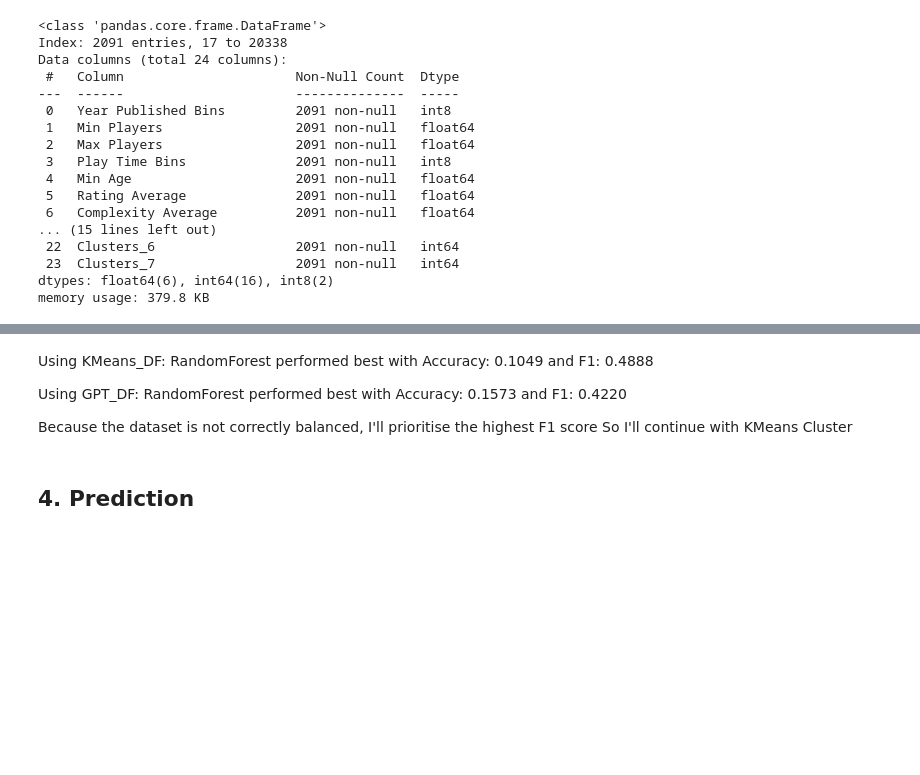
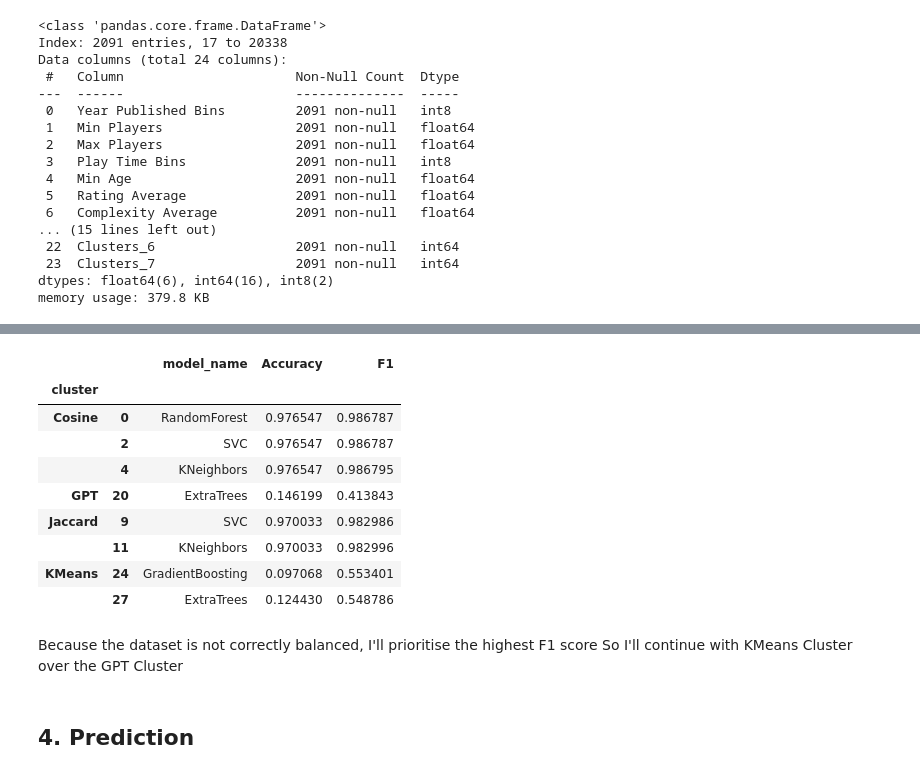
Before and after one commit to NicolasVerachtert/fastAI, a Jupyter notebook: research/notebooks/1.1 Mechanics Imputation.ipynb, the cells around one changed output, grey strips where cells are left out. Saved outputs shown, nothing was run; the diff lists cells and outputs as text; code cells hidden in the pictures; blank space fills up the shorter version.

```diff
--- a/research/notebooks/1.1 Mechanics Imputation.ipynb
+++ b/research/notebooks/1.1 Mechanics Imputation.ipynb
@@ -554,11 +555,8 @@ def train_and_evaluate_models(df, target_columns_prefix, models):
     features = df.drop(columns=target_columns)
     targets = df[target_columns]
 
-    if features.shape[1] != 16:
-        print(f"\tFeatures shape{features.shape}")
-
-    if targets.shape[1] != 8:
-        print(f"\tTargets shape{targets.shape}")
+    print(f"\tFeatures shape{features.shape}")
+    print(f"\tTargets shape{targets.shape}")
 
 
 
@@ -678,9 +648,22 @@ Cluster: Jaccard
+# %%
+(pd.DataFrame(model_results)
+ .groupby('cluster')
+ .apply(lambda g: g[(g.Accuracy == g.Accuracy.max()) | (g.F1 == g.F1.max())], include_groups=False)
+ )[['model_name', 'Accuracy', 'F1']]
+# %% [output]
+|  |  | model_name | Accuracy | F1 |
+| cluster |  |  |  |  |
+| Cosine | 0 | RandomForest | 0.976547 | 0.986787 |
+|  | 2 | SVC | 0.976547 | 0.986787 |
+|  | 4 | KNeighbors | 0.976547 | 0.986795 |
+| GPT | 20 | ExtraTrees | 0.146199 | 0.413843 |
+| Jaccard | 9 | SVC | 0.970033 | 0.982986 |
+|  | 11 | KNeighbors | 0.970033 | 0.982996 |
+| KMeans | 24 | GradientBoosting | 0.097068 | 0.553401 |
+|  | 27 | ExtraTrees | 0.124430 | 0.548786 |
 # %% [markdown]
-Using KMeans_DF:    RandomForest performed best with Accuracy: 0.1049 and F1: 0.4888
 
-Using GPT_DF:       RandomForest performed best with Accuracy: 0.1573 and F1: 0.4220
-
-Because the dataset is not correctly balanced, I'll prioritise the highest F1 score So I'll continue with KMeans Cluster
+Because the dataset is not correctly balanced, I'll prioritise the highest F1 score So I'll continue with KMeans Cluster over the GPT Cluster
 # %% [markdown]
 ## 4. Prediction
 # %%
```
Also changed, not shown: parts of 11 cells of this notebook, 16 other files.
